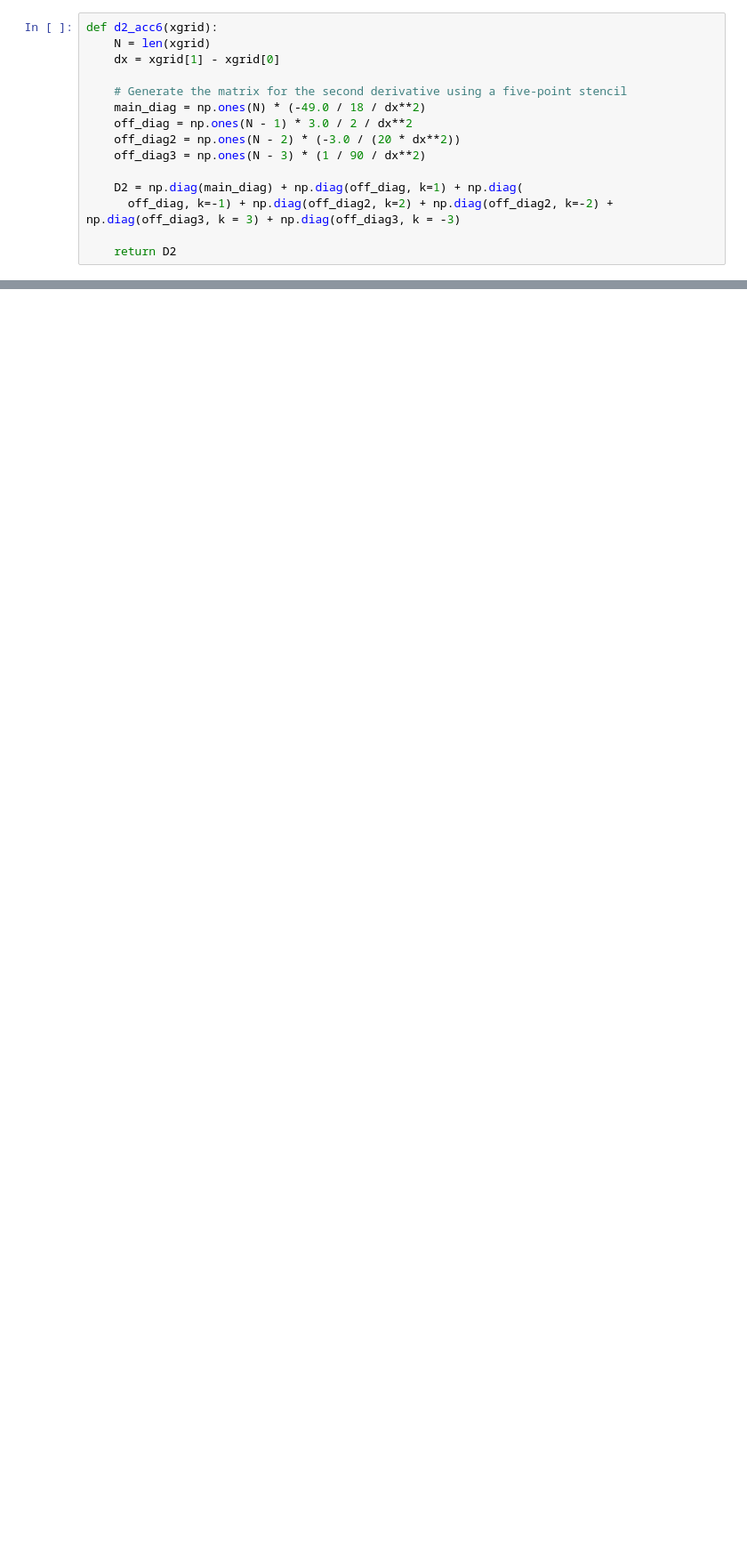
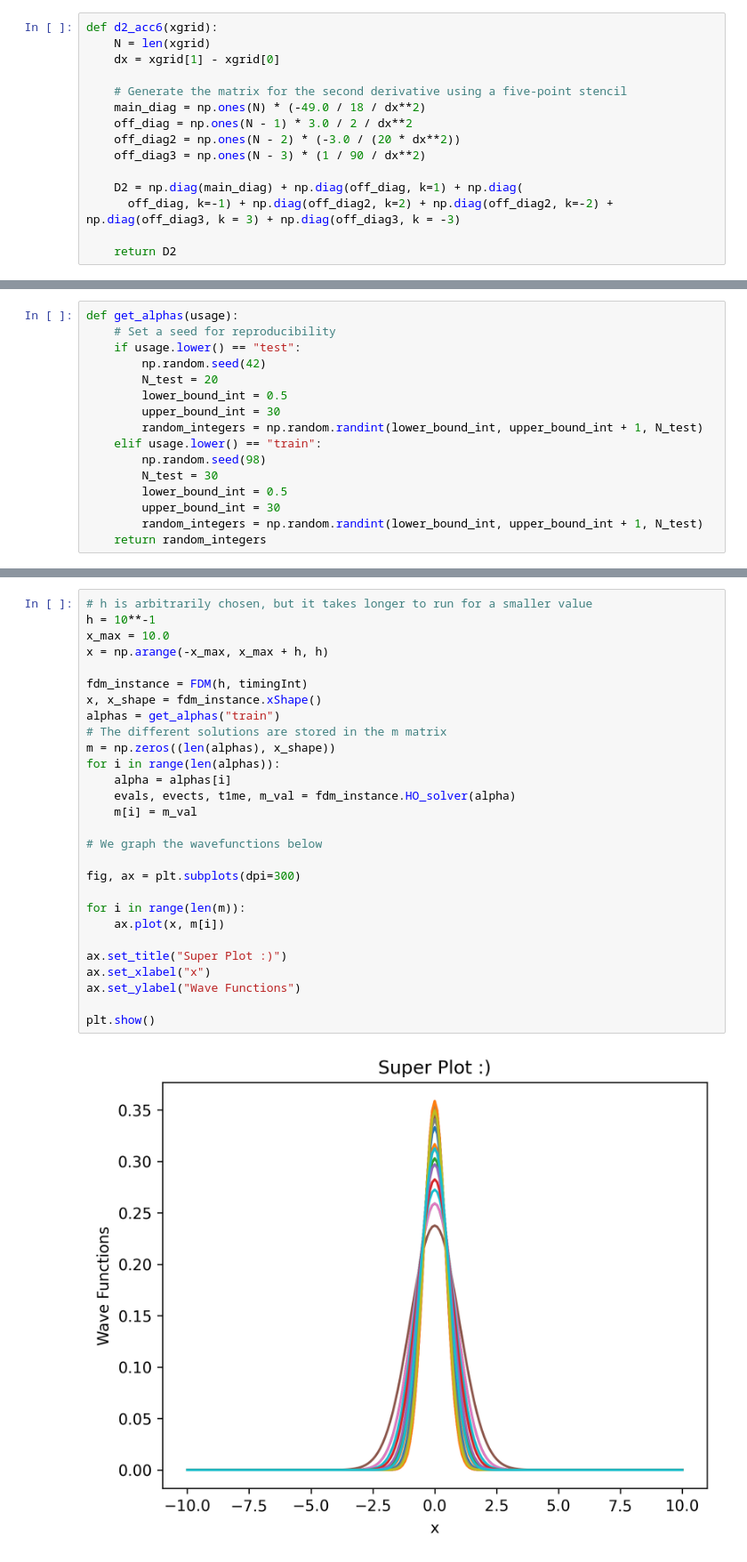
Before and after one commit to ascsn/RBM-Adventures, a Jupyter notebook: d2_testing.ipynb, the cells around one changed output, grey strips where cells are left out. Shown at 89% size. Cells and saved outputs as stored; diff of their text form; blank space fills up the shorter version.

```diff
--- a/d2_testing.ipynb
+++ b/d2_testing.ipynb
@@ -77,0 +131,16 @@ fig.show()
+# %%
+def get_alphas(usage):
+    # Set a seed for reproducibility
+    if usage.lower() == "test":
+        np.random.seed(42)
+        N_test = 20
+        lower_bound_int = 0.5
+        upper_bound_int = 30
+        random_integers = np.random.randint(lower_bound_int, upper_bound_int + 1, N_test)
+    elif usage.lower() == "train":
+        np.random.seed(98)
+        N_test = 30
+        lower_bound_int = 0.5
+        upper_bound_int = 30
+        random_integers = np.random.randint(lower_bound_int, upper_bound_int + 1, N_test)
+    return random_integers
@@ -77,0 +193,30 @@ fig.show()
+# %%
+# h is arbitrarily chosen, but it takes longer to run for a smaller value
+h = 10**-1
+x_max = 10.0
+x = np.arange(-x_max, x_max + h, h)
+
+fdm_instance = FDM(h, timingInt)
+x, x_shape = fdm_instance.xShape()
+alphas = get_alphas("train")
+# The different solutions are stored in the m matrix
+m = np.zeros((len(alphas), x_shape))
+for i in range(len(alphas)):
+    alpha = alphas[i]
+    evals, evects, t1me, m_val = fdm_instance.HO_solver(alpha)
+    m[i] = m_val
+
+# We graph the wavefunctions below
+
+fig, ax = plt.subplots(dpi=300)
+
+for i in range(len(m)):
+    ax.plot(x, m[i])
+
+ax.set_title("Super Plot :)")
+ax.set_xlabel("x")
+ax.set_ylabel("Wave Functions")
+
+plt.show()
+# %% [output]
+[figure, added]
```
Also changed, not shown: parts of 12 cells of this notebook, 1 other file.
